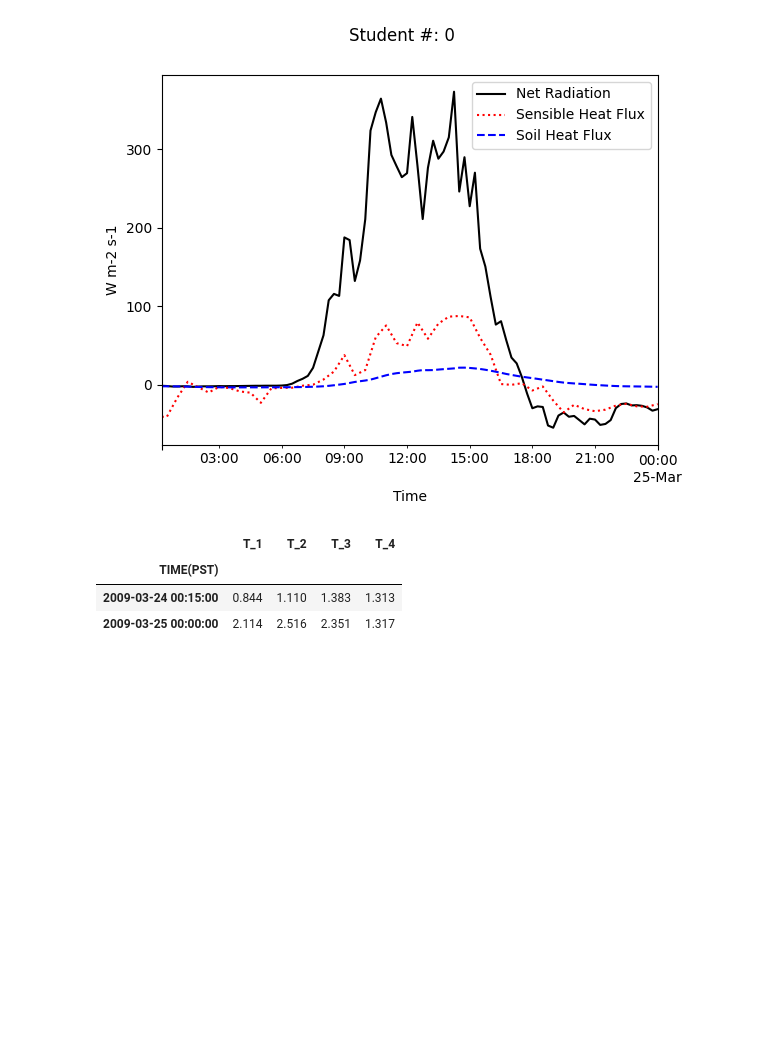
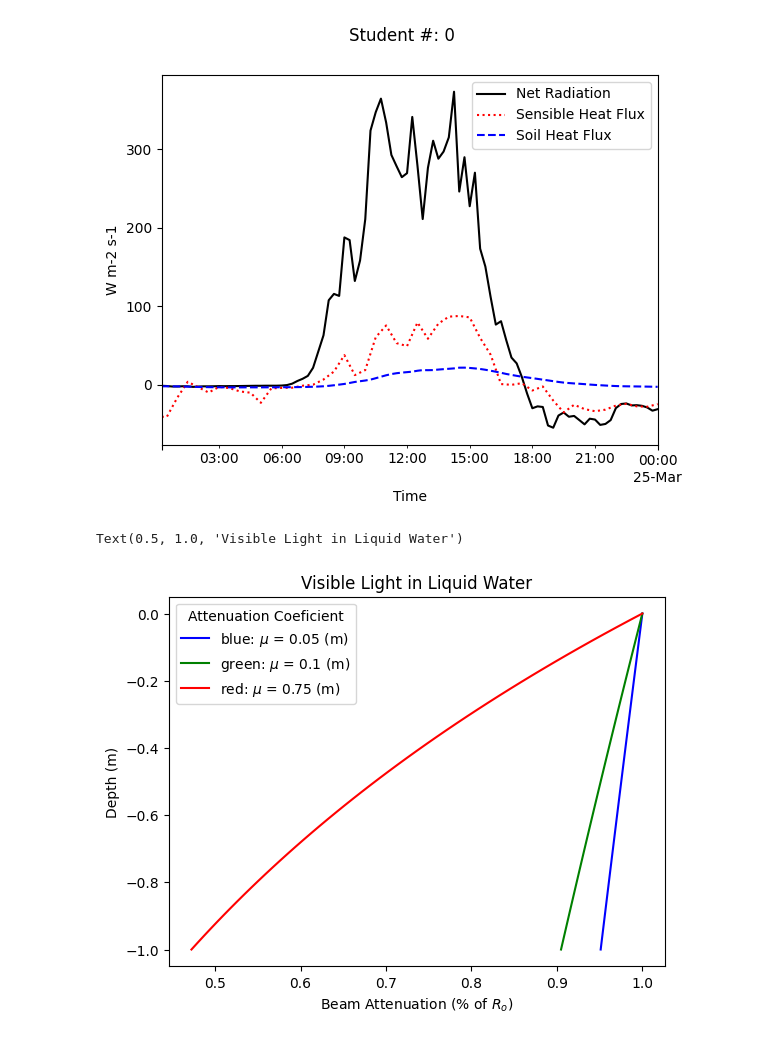
Before and after one commit to GEOS300/GEOS300.github.io, a Jupyter notebook: _Code/Sandbox.ipynb, the cells around one changed output. Saved outputs shown, nothing was run; the diff lists cells and outputs as text; code cells hidden in the pictures; blank space fills up the shorter version.

```diff
--- a/_Code/Sandbox.ipynb
+++ b/_Code/Sandbox.ipynb
@@ -643,13 +643,25 @@ ax.set_xlabel('Time')
 # %% [output]
 Text(0.5, 0, 'Time')
 [figure]
-# %%
-# ".iloc" is a command to get rows (or columns) of a dataframe based on their position
-# 0 represents the first row (python counts up from 0)
-# -1 represents the last row
-df.iloc[[0,-1],][['T_1','T_2','T_3','T_4']]
-# %% [output]
-|  | T_1 | T_2 | T_3 | T_4 |
-| TIME(PST) |  |  |  |  |
-| 2009-03-24 00:15:00 | 0.844 | 1.110 | 1.383 | 1.313 |
-| 2009-03-25 00:00:00 | 2.114 | 2.516 | 2.351 | 1.317 |
+# %%
+import numpy as np
+def Beers_Law (R_0,X,mu):
+    R_x = R_0*np.exp(-mu*X)
+    return(R_x)
+
+z = np.linspace(0,1)
+R_0 = 1
+
+fig,ax=plt.subplots()
+for mu,c in zip([0.05,0.1,0.75],
+            ['blue','green','red']):
+    R_z = Beers_Law(R_0,z,mu)
+    ax.plot(R_z,-z,color=c,
+            label=f'{c}: $\mu$ = {mu} (m)')
+ax.set_ylabel('Depth (m)')
+ax.set_xlabel('Beam Attenuation (% of $R_o$)')
+ax.legend(title='Attenuation Coeficient')
+ax.set_title('Visible Light in Liquid Water')
+# %% [output]
+Text(0.5, 1.0, 'Visible Light in Liquid Water')
+[figure, added]
```
Also changed, not shown: 10 other files.
